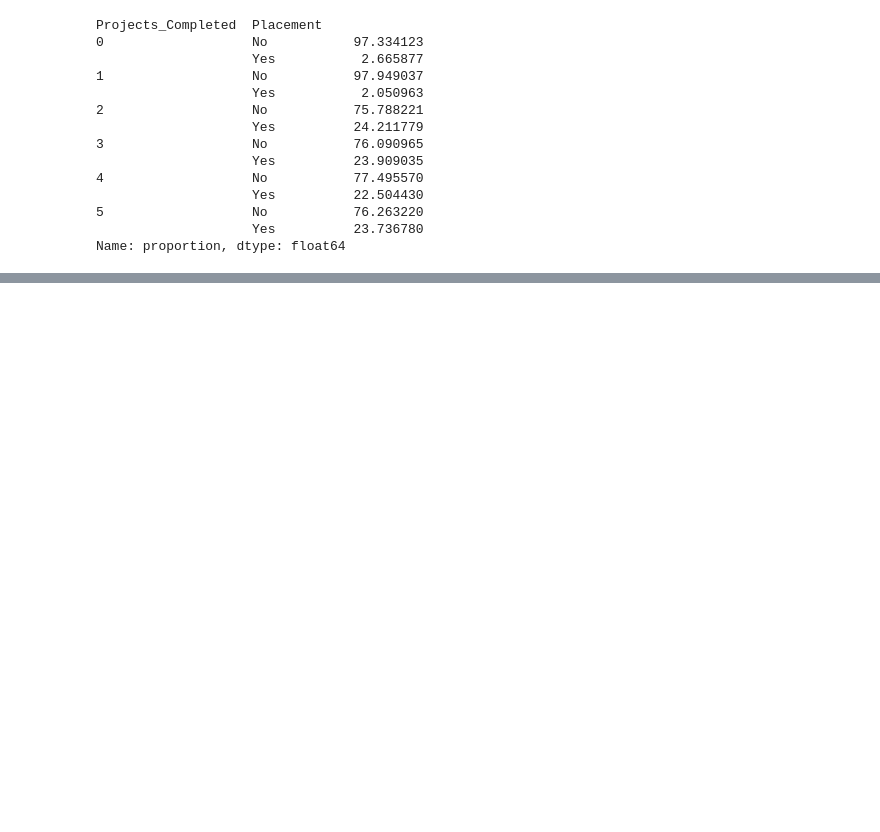
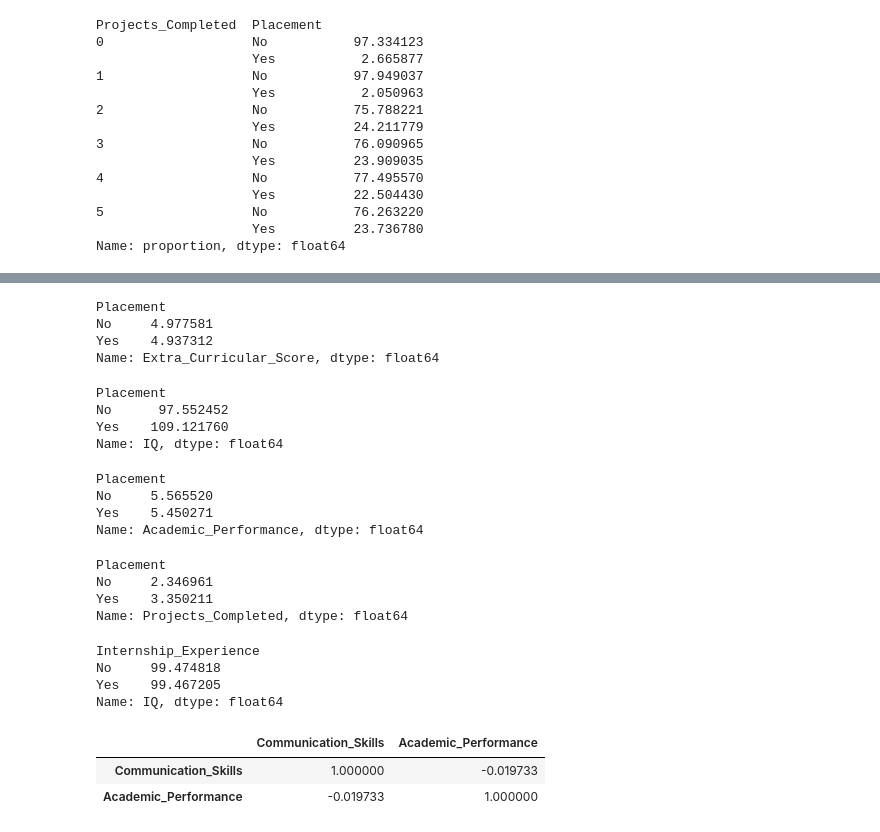
Before and after one commit to Shrexya/College-Placement-Data-Analysis, a Jupyter notebook: Notebook/placement_analysis.ipynb, the cells around one changed output, grey strips where cells are left out. Cells and saved outputs as stored; diff of their text form; code cells hidden in the pictures; blank space fills up the shorter version.

```diff
--- a/Notebook/placement_analysis.ipynb
+++ b/Notebook/placement_analysis.ipynb
@@ -280,0 +288,41 @@ Name: proportion, dtype: float64
+# %%
+df.groupby("Placement")["Extra_Curricular_Score"].mean()
+# %% [output]
+Placement
+No     4.977581
+Yes    4.937312
+Name: Extra_Curricular_Score, dtype: float64
+# %%
+df.groupby("Placement")["IQ"].mean()
+# %% [output]
+Placement
+No      97.552452
+Yes    109.121760
+Name: IQ, dtype: float64
+# %%
+df.groupby("Placement")["Academic_Performance"].mean()
+# %% [output]
+Placement
+No     5.565520
+Yes    5.450271
+Name: Academic_Performance, dtype: float64
+# %%
+df.groupby("Placement")["Projects_Completed"].mean()
+# %% [output]
+Placement
+No     2.346961
+Yes    3.350211
+Name: Projects_Completed, dtype: float64
+# %%
+df.groupby("Internship_Experience")["IQ"].mean()
+# %% [output]
+Internship_Experience
+No     99.474818
+Yes    99.467205
+Name: IQ, dtype: float64
+# %%
+df[["Communication_Skills", "Academic_Performance"]].corr()
+# %% [output]
+|  | Communication_Skills | Academic_Performance |
+| Communication_Skills | 1.000000 | -0.019733 |
+| Academic_Performance | -0.019733 | 1.000000 |
```
Also changed, not shown: parts of 1 cell of this notebook, 1 other file.
